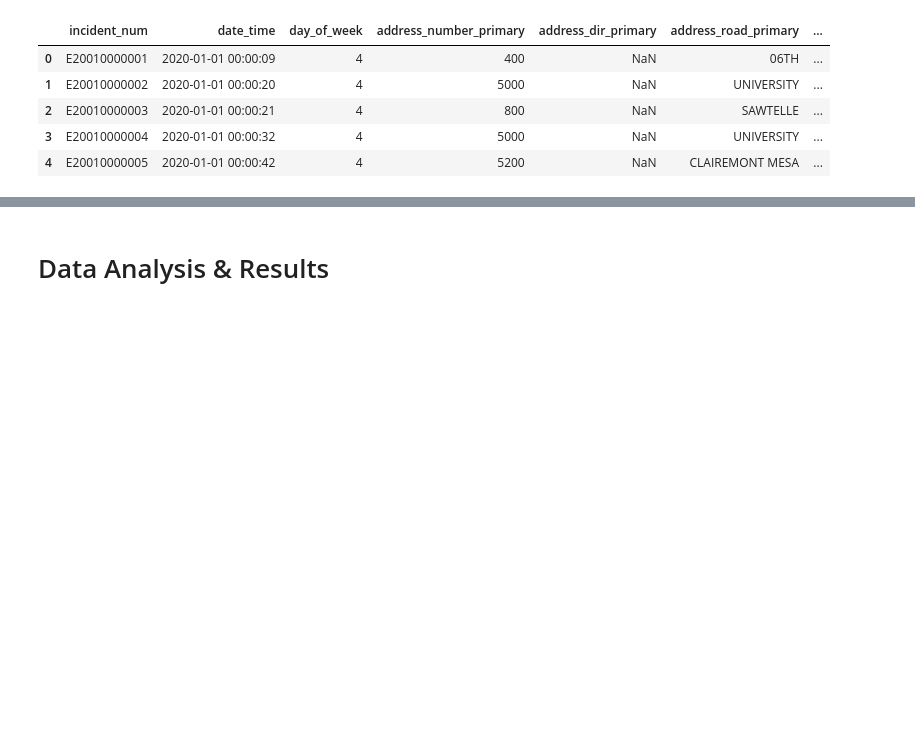
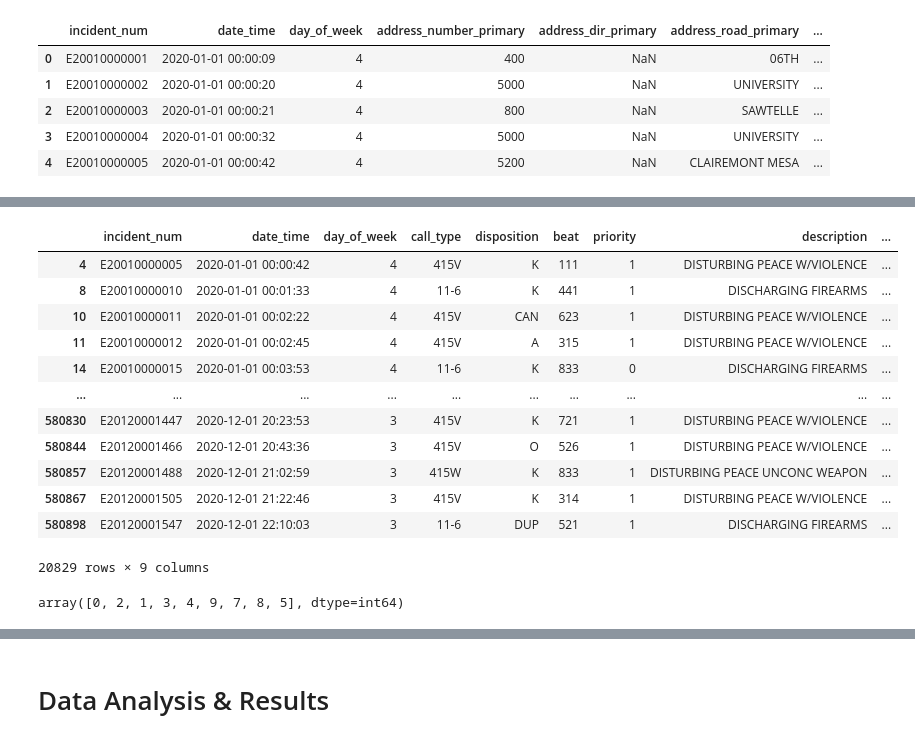
Before and after one commit to tnl001/individual_fa20, a Jupyter notebook: final_project/FinalProject_tnl001.ipynb, the cells around one changed output, grey strips where cells are left out. Drawn from its saved outputs; the diff is of its cells as text; code cells hidden in the pictures; blank space fills up the shorter version.

```diff
--- a/final_project/FinalProject_tnl001.ipynb
+++ b/final_project/FinalProject_tnl001.ipynb
@@ -115,0 +110,2 @@ check[check['call_type'].isna()]
+# %%
+cl_crime_2020 = crime_2020.merge(call_types, how='left')
@@ -115,0 +134,2 @@ check[check['call_type'].isna()]
+# %%
+pd_beat_codes.columns = ['beat', 'neighborhood']
@@ -115,0 +138,2 @@ check[check['call_type'].isna()]
+# %%
+cl_crime_2020 = cl_crime_2020.merge(pd_beat_codes, how='left')
@@ -115,0 +163,3 @@ check[check['call_type'].isna()]
+# %%
+cl_crime_2020 = cl_crime_2020.dropna()
+cl_crime_2020.shape
@@ -115,0 +178,23 @@ check[check['call_type'].isna()]
+# %%
+cl_crime_2020[(cl_crime_2020['call_type'] == '11-6') | (cl_crime_2020['call_type'] == '207') |
+              (cl_crime_2020['call_type'] == '207R') | (cl_crime_2020['call_type'] == '211') |
+              (cl_crime_2020['call_type'] == '278') | (cl_crime_2020['call_type'] == '415V') |
+              (cl_crime_2020['call_type'] == '415W') | (cl_crime_2020['call_type'] == '418')]
+# %% [output]
+|  | incident_num | date_time | day_of_week | call_type | disposition | beat | priority | description | ... |
+| 4 | E20010000005 | 2020-01-01 00:00:42 | 4 | 415V | K | 111 | 1 | DISTURBING PEACE W/VIOLENCE | ... |
+| 8 | E20010000010 | 2020-01-01 00:01:33 | 4 | 11-6 | K | 441 | 1 | DISCHARGING FIREARMS | ... |
+| 10 | E20010000011 | 2020-01-01 00:02:22 | 4 | 415V | CAN | 623 | 1 | DISTURBING PEACE W/VIOLENCE | ... |
+| 11 | E20010000012 | 2020-01-01 00:02:45 | 4 | 415V | A | 315 | 1 | DISTURBING PEACE W/VIOLENCE | ... |
+| 14 | E20010000015 | 2020-01-01 00:03:53 | 4 | 11-6 | K | 833 | 0 | DISCHARGING FIREARMS | ... |
+| ... | ... | ... | ... | ... | ... | ... | ... | ... | ... |
+| 580830 | E20120001447 | 2020-12-01 20:23:53 | 3 | 415V | K | 721 | 1 | DISTURBING PEACE W/VIOLENCE | ... |
+| 580844 | E20120001466 | 2020-12-01 20:43:36 | 3 | 415V | O | 526 | 1 | DISTURBING PEACE W/VIOLENCE | ... |
+| 580857 | E20120001488 | 2020-12-01 21:02:59 | 3 | 415W | K | 833 | 1 | DISTURBING PEACE UNCONC WEAPON | ... |
+| 580867 | E20120001505 | 2020-12-01 21:22:46 | 3 | 415V | K | 314 | 1 | DISTURBING PEACE W/VIOLENCE | ... |
+| 580898 | E20120001547 | 2020-12-01 22:10:03 | 3 | 11-6 | DUP | 521 | 1 | DISCHARGING FIREARMS | ... |
+20829 rows × 9 columns
+# %%
+cl_crime_2020['priority'].unique()
+# %% [output]
+array([0, 2, 1, 3, 4, 9, 7, 8, 5], dtype=int64)
```
Also changed, not shown: parts of 38 cells of this notebook.
